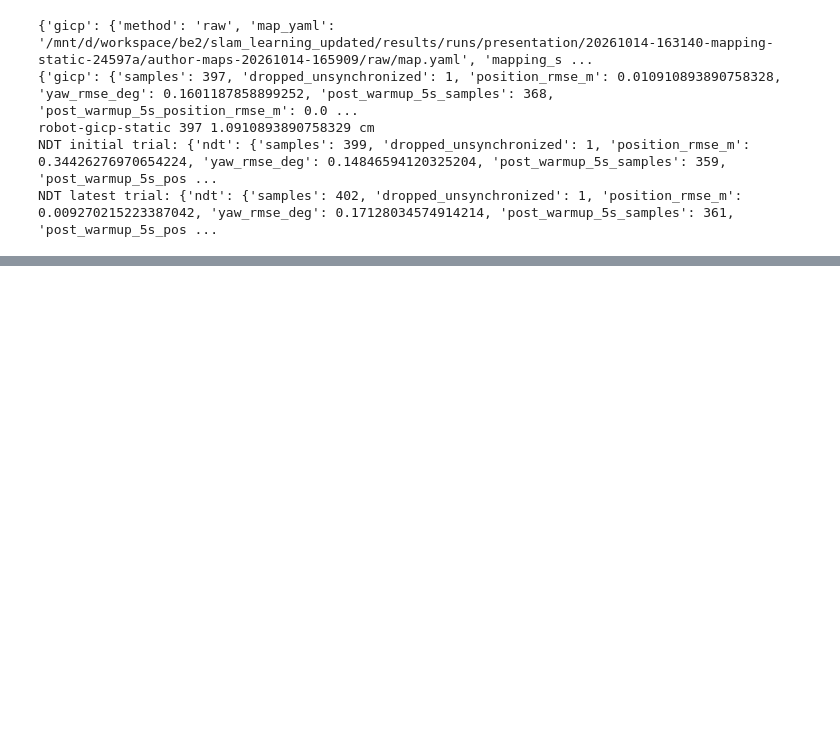
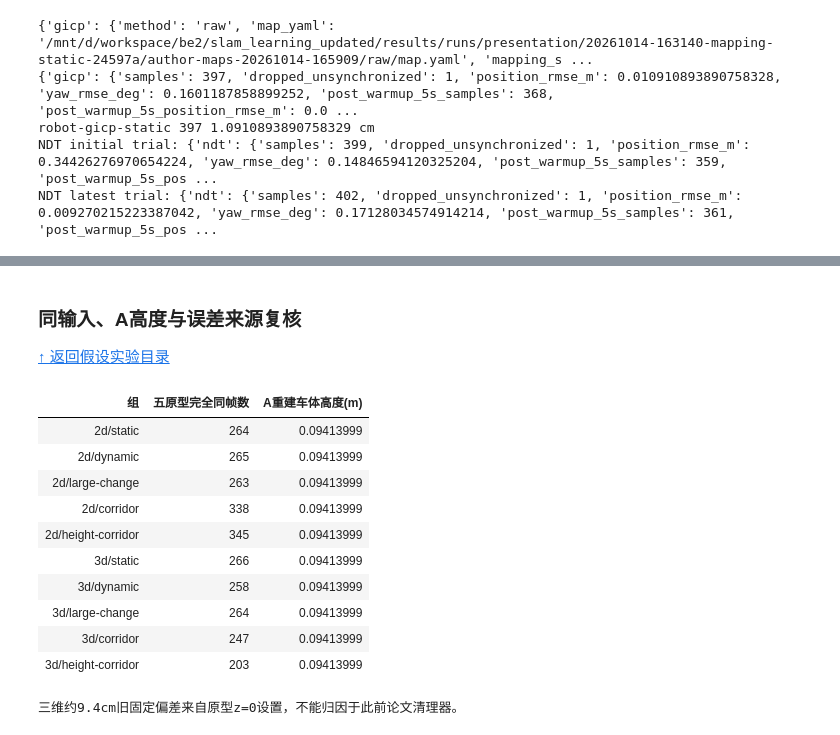
Before and after one commit to p20030920p/SLAM_Learning, a Jupyter notebook: notebooks/presentation/SLAM_实验逐步展示.ipynb, the cells around one changed output, grey strips where cells are left out. Drawn from its saved outputs; the diff is of its cells as text; code cells hidden in the pictures; blank space fills up the shorter version.

```diff
--- a/notebooks/presentation/SLAM_实验逐步展示.ipynb
+++ b/notebooks/presentation/SLAM_实验逐步展示.ipynb
@@ -269,11 +286,0 @@ print(read(DATA / 'robot-corridor-v2-mapping' / 'metrics.json'))
-# %%
-def show_video(path, title):
-    display(HTML(f'<b>{title}</b><video controls preload="none" width="900" src="{local_url(path)}"></video>'))
-for name in ('robot-live-static','robot-live-dynamic','robot-live-large-change','robot-corridor-v2'):
-    folder = DATA / name
-    record = read(folder / 'record.json')
-    print(name, record['source_run'])
-    for view in record['native_views']:
-        case = view['case']
-        show_video(folder / view['video'], f'{name} / {case} / Live execution')
-        show_video(folder / 'methods' / case / 'result.mp4', f'{name} / {case} / Measured result replay')
@@ -397,0 +888,48 @@ NDT latest trial: {'ndt': {'samples': 402, 'dropped_unsynchronized': 1, 'positio
+# %% [markdown]
+<a id="input-audit"></a>
+
+### 同输入、A高度与误差来源复核
+
+[↑ 返回假设实验目录](#hypothesis-index)
+# %%
+# 此处是事后证据审计，不向定位器提供真值。
+audit_rows = []
+for dimension in ('2d', '3d'):
+    for scene in ('static', 'dynamic', 'large-change', 'corridor', 'height-corridor'):
+        folder = DATA / f'probe-calibrated-{dimension}-{scene}'
+        config = read(folder / 'probe-config.json')
+        frames = read(folder / 'probe-B-inputs.json')['frames']
+        updates = [json.loads(line) for line in (folder / 'probe-updates.jsonl').read_text(encoding='utf-8').splitlines()]
+        grouped = {}
+        for row in updates:
+            grouped.setdefault(row['frame'], []).append(row)
+        with np.load(folder / 'probe-B-inputs.npz', allow_pickle=False) as arrays:
+            for frame in frames:
+                key = f"frame_{frame['frame']:05d}"
+                fingerprint = hashlib.sha256(b''.join(arrays[key + suffix].tobytes()
+                            for suffix in ('_lidar', '_depth', '_odom'))).hexdigest()
+                group = grouped[frame['frame']]
+                assert len(group) == 5
+                assert {r['case'] for r in group} == {'plain','guard','depth','search','recover'}
+                assert all(r['input_sha256'] == fingerprint for r in group)
+        with np.load(folder / 'height-prior-inputs.npz', allow_pickle=False) as calibration:
+            world_body = calibration['provided_sensor_poses'] @ calibration['body_from_sensor']
+            height = float(np.median(world_body[:, 2, 3]))
+        assert np.isclose(height, config['ground_z_m'], atol=1e-10, rtol=0)
+        assert config['truth_input_to_localizers'] is False
+        audit_rows.append([f'{dimension}/{scene}', len(frames), f'{height:.8f}'])
+table(['组', '五原型完全同帧数', 'A重建车体高度(m)'], audit_rows)
+print('三维约9.4cm旧固定偏差来自原型z=0设置，不能归因于此前论文清理器。')
+# %% [output]
+| 组 | 五原型完全同帧数 | A重建车体高度(m) |
+| 2d/static | 264 | 0.09413999 |
+| 2d/dynamic | 265 | 0.09413999 |
+| 2d/large-change | 263 | 0.09413999 |
+| 2d/corridor | 338 | 0.09413999 |
+| 2d/height-corridor | 345 | 0.09413999 |
+| 3d/static | 266 | 0.09413999 |
+| 3d/dynamic | 258 | 0.09413999 |
+| 3d/large-change | 264 | 0.09413999 |
+| 3d/corridor | 247 | 0.09413999 |
+| 3d/height-corridor | 203 | 0.09413999 |
+三维约9.4cm旧固定偏差来自原型z=0设置，不能归因于此前论文清理器。
```
Also changed, not shown: parts of 64 cells of this notebook, 5 other files.
